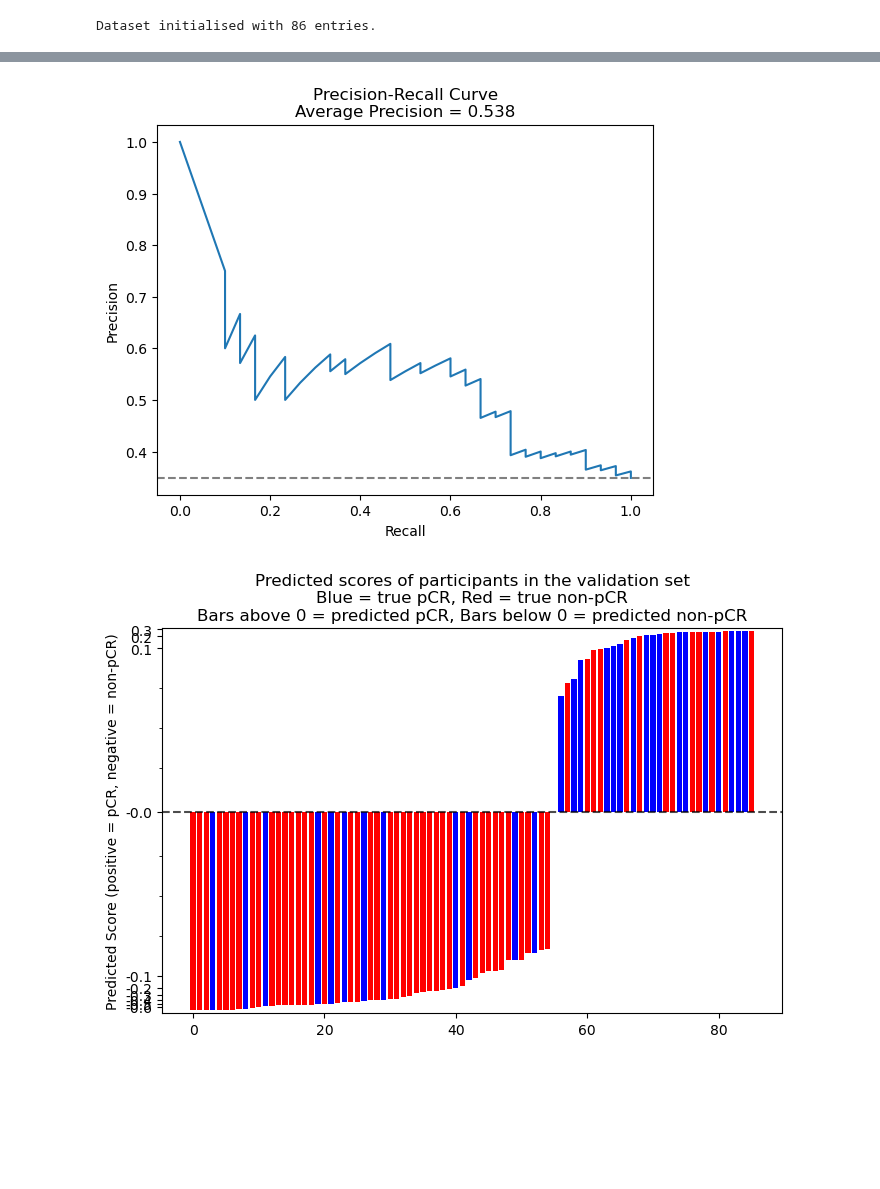
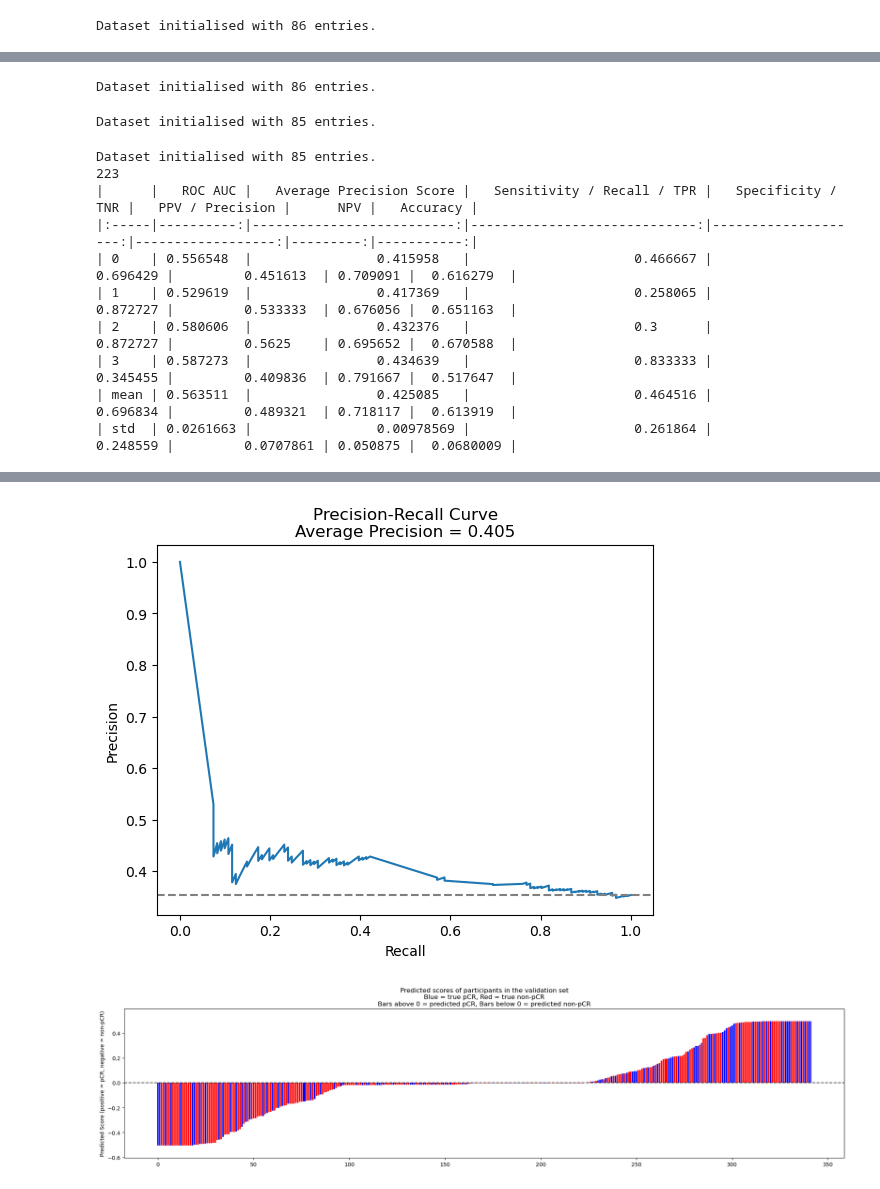
Before and after one commit to TanCY1/SRP-2025-Project, a Jupyter notebook: Code/plots.ipynb, the cells around one changed output, grey strips where cells are left out. Drawn from its saved outputs; the diff is of its cells as text; code cells hidden in the pictures; blank space fills up the shorter version.

Commit message:
Add option to use combined metrics and also add std

```diff
--- a/Code/plots.ipynb
+++ b/Code/plots.ipynb
@@ -210,6 +250,8 @@ trainedModel = getTrainedModel(
 
 all_y_true = []
 all_y_score = []
+stacked_y_true = []
+stacked_y_score = []
 for i, (train_index,val_index) in enumerate(skf.split(train_df,train_df["pCR"])):
     model.load_state_dict(torch.load(os.path.join(MODEL_SAVE_PATH,f"MaxViTwithCAFusion_fold_{i}.pt")))
     fold_test_df = train_df.iloc[val_index]
@@ -218,8 +260,11 @@ for i, (train_index,val_index) in enumerate(skf.split(train_df,train_df["pCR"]))
     y_true, y_score = get_scores(model,fold_test_loader,combine_timepoints=False,out_features=1,mode="preNac")
     all_y_true+=y_true
     all_y_score += y_score
+    stacked_y_true.append(y_true)
+    stacked_y_score.append(y_score)
 
 plot(all_y_true,all_y_score)
+print(evalModel(stacked_y_true,stacked_y_score))
 # %% [output]
 Dataset initialised with 86 entries.
 Dataset initialised with 86 entries.
@@ -234,16 +364,21 @@ from models.CMC_Model.model import Model as CMCModel
 
 model = CMCModel().to(device)
 
-trainedModel = getTrainedModel(
-    model,
-    combine_timepoints=True,
-    out_features=2,
-    loss_fn=torch.nn.CrossEntropyLoss(),
-    trainKwargs={"mode": "both"},
-    testKwargs={"mode": "preNac"},
-    save = True,
-    filename = "CMCModel_weights.pt"
-)
+all_y_true = []
+all_y_score = []
+stacked_y_true = []
+stacked_y_score = []
+for i, (train_index,val_index) in enumerate(skf.split(train_df,train_df["pCR"])):
+    model.load_state_dict(torch.load(os.path.join(MODEL_SAVE_PATH,f"CMC_vanilla_fold_{i}.pt")))
+    fold_test_df = train_df.iloc[val_index]
+    fold_test_dataset = ModelDataset(fold_test_df,DATASET_PATH,loading_bar=True)
+    fold_test_loader = DataLoader(fold_test_dataset,batch_size=8)
+    y_true, y_score = get_scores(model,fold_test_loader,combine_timepoints=True,out_features=2,mode="preNac")
+    all_y_true+=y_true
+    all_y_score += y_score
+    stacked_y_true.append(y_true)
+    stacked_y_score.append(y_score)
 
-plot(trainedModel, test_loader, combine_timepoints=True, out_features = 2)
+plot(all_y_true,all_y_score)
+print(evalModel(stacked_y_true,stacked_y_score))
 # %% [output]
@@ -266,0 +386,12 @@ Early stopping triggered at epoch 10. Best ROC AUC=0.6800595238095238
+Dataset initialised with 86 entries.
+Dataset initialised with 85 entries.
+Dataset initialised with 85 entries.
+223
+|      |   ROC AUC |   Average Precision Score |   Sensitivity / Recall / TPR |   Specificity / TNR |   PPV / Precision |      NPV |   Accuracy |
+|:-----|----------:|--------------------------:|-----------------------------:|--------------------:|------------------:|---------:|-----------:|
+| 0    | 0.556548  |                0.415958   |                     0.466667 |            0.696429 |         0.451613  | 0.709091 |  0.616279  |
+| 1    | 0.529619  |                0.417369   |                     0.258065 |            0.872727 |         0.533333  | 0.676056 |  0.651163  |
+| 2    | 0.580606  |                0.432376   |                     0.3      |            0.872727 |         0.5625    | 0.695652 |  0.670588  |
+| 3    | 0.587273  |                0.434639   |                     0.833333 |            0.345455 |         0.409836  | 0.791667 |  0.517647  |
+| mean | 0.563511  |                0.425085   |                     0.464516 |            0.696834 |         0.489321  | 0.718117 |  0.613919  |
+| std  | 0.0261663 |                0.00978569 |                     0.261864 |            0.248559 |         0.0707861 | 0.050875 |  0.0680009 |
@@ -268,2 +399,2 @@ Early stopping triggered at epoch 10. Best ROC AUC=0.6800595238095238
-[figure, old version]
+[figure, new version]
-[figure, old version]
+[figure, new version]
```
Also changed, not shown: parts of 7 cells of this notebook, 5 other files.
